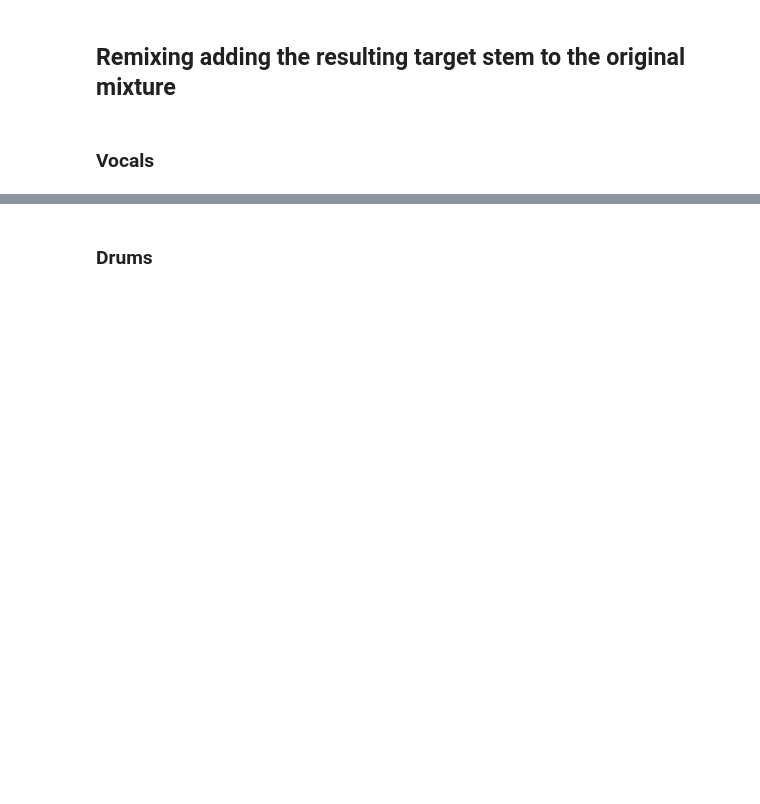
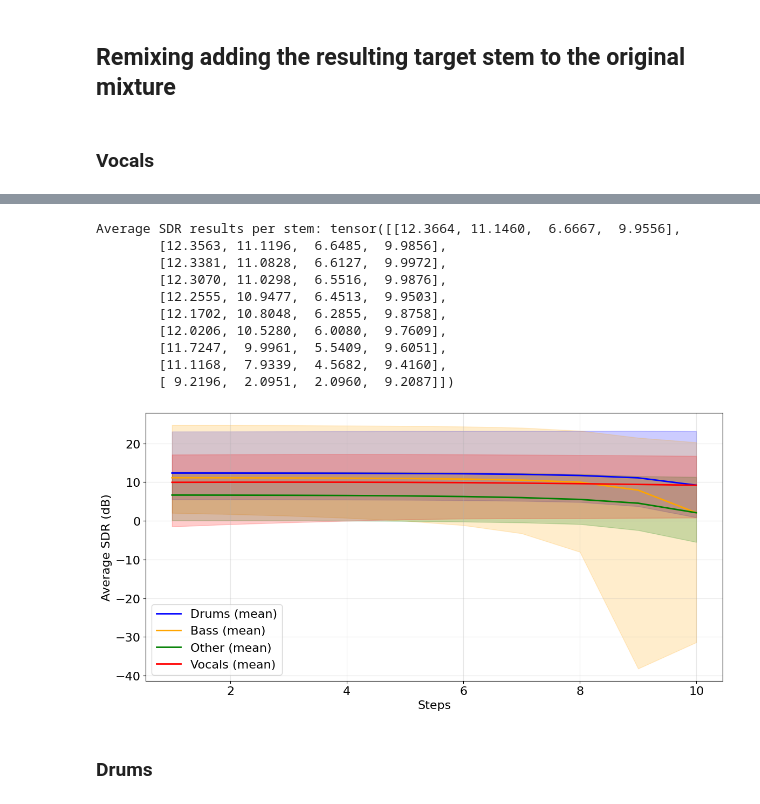
Before and after one commit to alessandromanattini/DEMIXING, a Jupyter notebook: L12_Magalini_Manattini_Marri.ipynb, the cells around one changed output, grey strips where cells are left out. Cells and saved outputs as stored; diff of their text form; code cells hidden in the pictures; blank space fills up the shorter version.

```diff
--- a/L12_Magalini_Manattini_Marri.ipynb
+++ b/L12_Magalini_Manattini_Marri.ipynb
@@ -509,12 +527,12 @@ def compute_beta_sdrs(model, device, stems_dict, separated_sources, target_stem,
     sdr_results_beta = {stem: [] for stem in model.sources}
     for i, stem_name in enumerate(model.sources):
         if stem_name != target_stem:
-            original_stem_beta_mod = stems_dict[stem_name].to(device) * (1 - beta)
+            predicted_stem_beta_mod = separated_sources[0, i].to(device) / (1 - beta)
         else:
-            original_stem_beta_mod = stems_dict[stem_name].to(device)
+            predicted_stem_beta_mod = separated_sources[0, i].to(device)
 
-        predicted_stem = separated_sources[0, i].to(device)
-        sdr_value_beta = evaluate_sdr(original_stem_beta_mod, predicted_stem, device=device)
+        original_stem = stems_dict[stem_name].to(device)
+        sdr_value_beta = evaluate_sdr(original_stem, predicted_stem_beta_mod, device=device)
         sdr_results_beta[stem_name].append(sdr_value_beta)
 
     return sdr_results_beta
@@ -628,7 +693,7 @@ def schedule(initial_gains, step, steps, target_stem, schedule_type):
         step (int): The current step in the schedule.
         steps (int): The total number of steps in the schedule.
         target_stem (str): The stem to keep unchanged.
-        schedule_type (str): The type of schedule ('linear', 'exponential', or 'constant').
+        schedule_type (str): The type of schedule ('linear', or 'constant').
 
     Returns:
         dict: Updated gains for each stem.
@@ -640,21 +705,13 @@ def schedule(initial_gains, step, steps, target_stem, schedule_type):
             if schedule_type == "linear":
                 # Linear decrease for non-target stems
                 updated_gains[stem_name] = initial_gains[stem_name] * (1 - step / steps)
-            elif schedule_type == "exponential":
-                # Exponential decrease for non-target stems
-                updated_gains[stem_name] = initial_gains[stem_name] * np.exp(-step / steps)
             elif schedule_type == "constant":
                 # Constant gain for non-target stems
                 updated_gains[stem_name] = initial_gains[stem_name]
             else:
-                raise ValueError("Invalid schedule type. Choose from 'linear', 'exponential', or 'constant'.")
+                raise ValueError("Invalid schedule type. Choose from 'linear', or 'constant'.")
         # Target stem remains unchanged at its initial gain
 
-    # Normalize the gains
-    # total_gain = sum(updated_gains.values())
-    # for stem in updated_gains:
-    #     updated_gains[stem] /= total_gain
-
     return updated_gains
 # %%
 def add_up_all_sources(model, mix, target_stem, initial_gains, steps, schedule_type, separated_sources, step):
@@ -1160,3 +1414,20 @@ Standard deviation of SDR results per stem: tensor([[ 3.8711,  4.7480,  2.7201,
+# %%
+sdr_mean = results_3[3]
+sdr_min_max = results_3[5]
+
+plot_sdr_results(sdr_mean, sdr_min_max)
+# %% [output]
+Average SDR results per stem: tensor([[12.3664, 11.1460,  6.6667,  9.9556],
+        [12.3563, 11.1196,  6.6485,  9.9856],
+        [12.3381, 11.0828,  6.6127,  9.9972],
+        [12.3070, 11.0298,  6.5516,  9.9876],
+        [12.2555, 10.9477,  6.4513,  9.9503],
+        [12.1702, 10.8048,  6.2855,  9.8758],
+        [12.0206, 10.5280,  6.0080,  9.7609],
+        [11.7247,  9.9961,  5.5409,  9.6051],
+        [11.1168,  7.9339,  4.5682,  9.4160],
+        [ 9.2196,  2.0951,  2.0960,  9.2087]])
+[figure, added]
 # %% [markdown]
 ### Drums
 # %%
```
Also changed, not shown: parts of 22 cells of this notebook.
